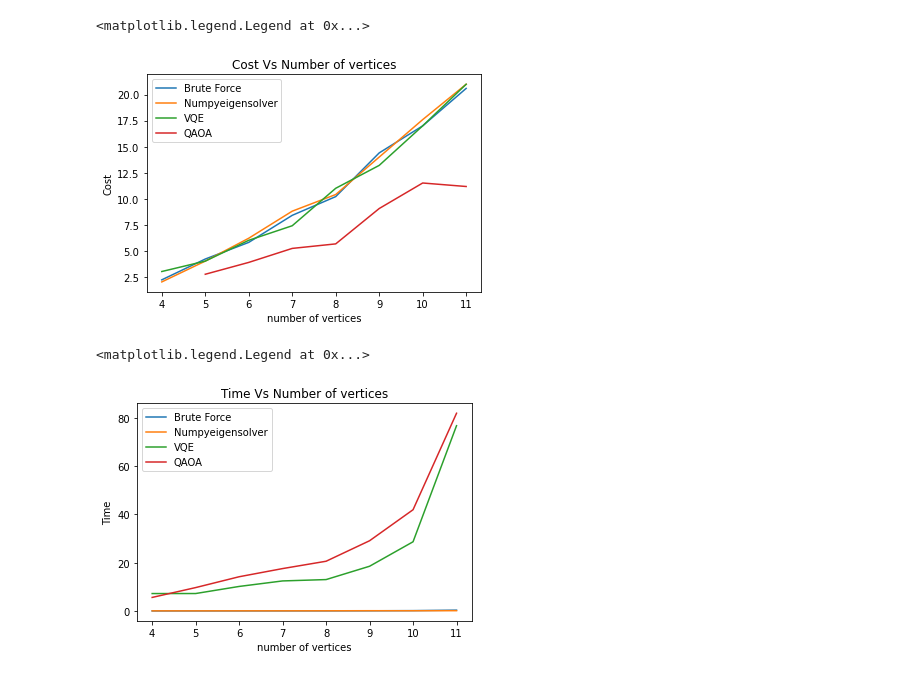
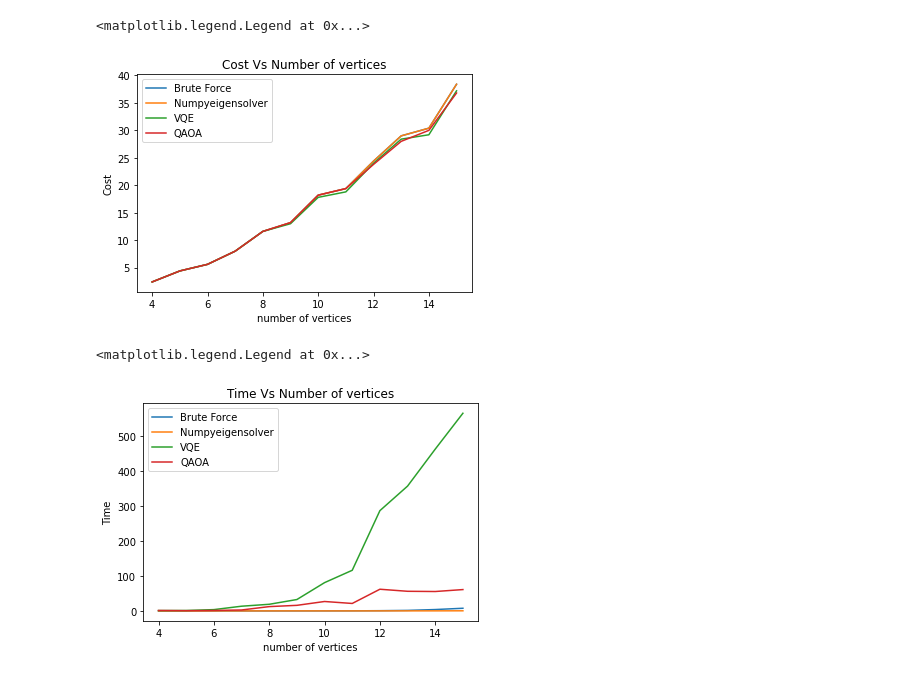
Before and after one commit to chit38/Benchmarking-Quantum-Algorithms-for-Combinatorial-Optimization-Problems, a Jupyter notebook: MaxCut_problem.ipynb, the cells around one changed output. Cells and saved outputs as stored; diff of their text form; code cells hidden in the pictures.

Commit message:
using new method

```diff
--- a/MaxCut_problem.ipynb
+++ b/MaxCut_problem.ipynb
@@ -195,3 +84,13 @@ def get_cost_and_time_QAOA(n1, n2):
+# %%
+def using_qaoa(n, adj_matrix):
+    operator, offset = max_cut.get_operator(adj_matrix)
+    qudratic = QuadraticProgram()
+    qudratic.from_ising(operator, offset)
+    qaoa_API = QAOA(p = 4,quantum_instance = BasicAer.get_backend('qasm_simulator') )
+    qaoa_optimiser = MinimumEigenOptimizer(qaoa_API)
+    result = qaoa_optimiser.solve(qudratic)
+    return -1*result.fval
+#using_qaoa(5,create_adjacency_matrix(5,0.5))
 # %%
 def using_grover(n,adj_matrix):
     qubitop, offset = max_cut.get_operator(adj_matrix)
@@ -204,23 +103,3 @@ def using_grover(n,adj_matrix):
     print("x={}".format(results.x))
     print("fval={}".format(results.fval))
 #using_grover(5,create_adjacency_matrix(5,0.5))
-# %%
-######## getting cost and time from every method #########
-
-print("Cost and time using Brute Force")
-cost_vs_n, time_vs_n = get_cost_and_time_vs_n(4, 12)
-
-print("")
-
-print("Cost and time using NumpyEigenSolver")
-cost_vs_n_fromeigensolver, time_vs_n_fromeigensolver = get_cost_and_time_numpyeigensolver(4, 12)
-
-print("")
-
-print("Cost and time using VQE")
-cost_vs_n_fromVQE, time_vs_n_fromVQE = get_cost_and_time_VQE(4, 12)
-
-print("")
-
-print("Cost and time using QAOA")
-cost_vs_n_fromQAOA, time_vs_n_fromQAOA = get_cost_and_time_QAOA(4, 12)
@@ -244,0 +160,2 @@ n= 11 cost= 11.17124603816625 time= 81.96604266166688
+# %%
+cost_vs_n, time_vs_n = main_function(4,16)
@@ -245,34 +176,28 @@ n= 11 cost= 11.17124603816625 time= 81.96604266166688
 # %%
 #### plotting cost vs n #####
 plt.title("Cost Vs Number of vertices")
 plt.ylabel('Cost')
 plt.xlabel('number of vertices')
-x, y = zip(*cost_vs_n)
-plt.plot(x, y, label = 'Brute Force')
-x, y = zip(*cost_vs_n_fromeigensolver)
-plt.plot(x, y, label = 'Numpyeigensolver')
-x, y = zip(*cost_vs_n_fromVQE)
-plt.plot(x, y, label = 'VQE')
-x, y = zip(*cost_vs_n_fromQAOA)
-plt.plot(x, y, label = 'QAOA')
+n, cb, cn, cq, cv = zip(*cost_vs_n)
+plt.plot(n, cb, label = 'Brute Force')
+plt.plot(n, cn, label = 'Numpyeigensolver')
+plt.plot(n, cv, label = 'VQE')
+plt.plot(n, cq, label = 'QAOA')
 plt.legend()
 # %% [output]
 <matplotlib.legend.Legend at 0x...>
-[figure, old version]
+[figure, new version]
 # %%
 ######### Plotting Time Vs n ########
 plt.title("Time Vs Number of vertices")
 plt.ylabel('Time')
 plt.xlabel('number of vertices')
-x, y = zip(*time_vs_n)
-plt.plot(x, y, label = 'Brute Force')
-x, y = zip(*time_vs_n_fromeigensolver)
-plt.plot(x, y, label = 'Numpyeigensolver')
-x, y = zip(*time_vs_n_fromVQE)
-plt.plot(x, y, label = 'VQE')
-x, y = zip(*time_vs_n_fromQAOA)
-plt.plot(x, y, label = 'QAOA')
+n, tb, tn, tq, tv = zip(*time_vs_n)
+plt.plot(n, tb, label = 'Brute Force')
+plt.plot(n, tn, label = 'Numpyeigensolver')
+plt.plot(n, tv, label = 'VQE')
+plt.plot(n, tq, label = 'QAOA')
 plt.legend()
 # %% [output]
 <matplotlib.legend.Legend at 0x...>
-[figure, old version]
+[figure, new version]
```
Also changed, not shown: parts of 12 cells of this notebook.
